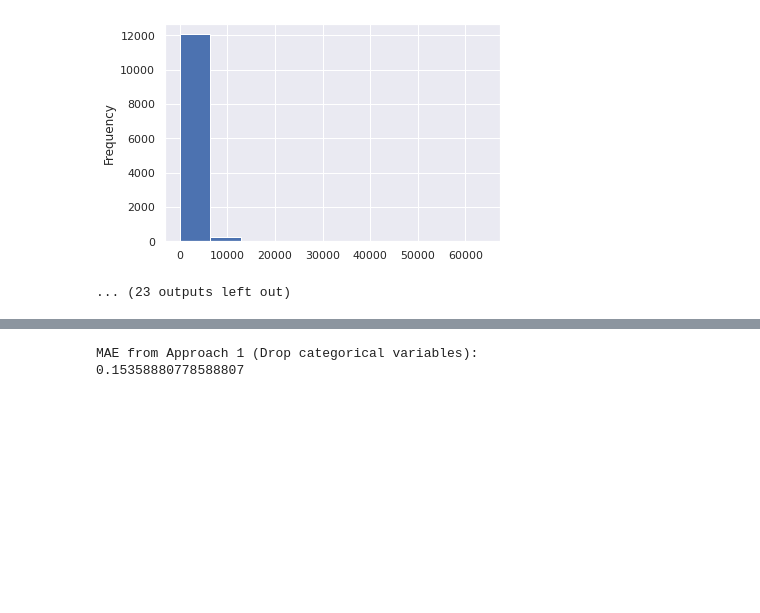
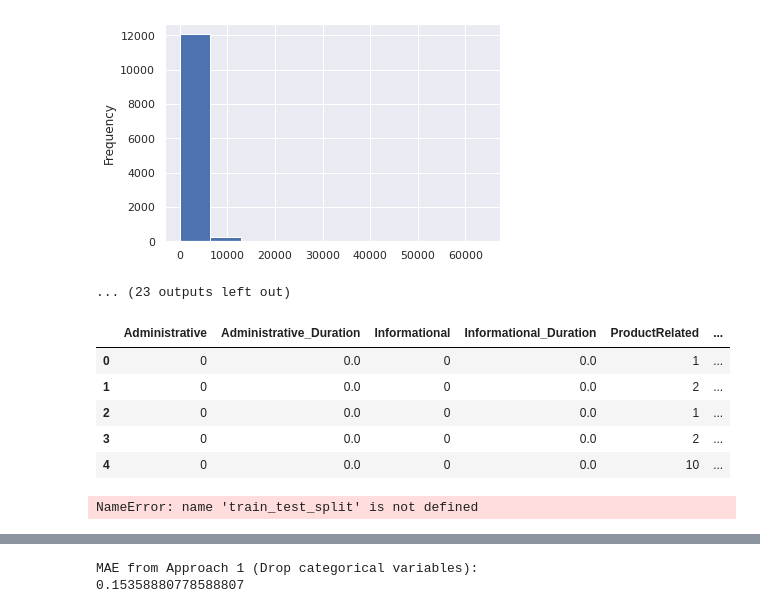
Before and after one commit to fistadev/online_shoppers_intention, a Jupyter notebook: online_shoppers.ipynb, the cells around one changed output, grey strips where cells are left out. Drawn from its saved outputs; the diff is of its cells as text; code cells hidden in the pictures; blank space fills up the shorter version.

```diff
--- a/online_shoppers.ipynb
+++ b/online_shoppers.ipynb
@@ -128,3 +97,32 @@ ProductRelated
 ProductRelated_Duration
 [figure]
 ... (23 outputs left out)
+# %%
+# One Hot Encoding categorical features -> Month and VisitorType
+df = pd.get_dummies(df)
+# %%
+# Take a look at the data after One Hot Encoding was applied
+pd.options.display.max_columns = None
+df.head()
+# %% [output]
+|  | Administrative | Administrative_Duration | Informational | Informational_Duration | ProductRelated | ... |
+| 0 | 0 | 0.0 | 0 | 0.0 | 1 | ... |
+| 1 | 0 | 0.0 | 0 | 0.0 | 2 | ... |
+| 2 | 0 | 0.0 | 0 | 0.0 | 1 | ... |
+| 3 | 0 | 0.0 | 0 | 0.0 | 2 | ... |
+| 4 | 0 | 0.0 | 0 | 0.0 | 10 | ... |
+# %%
+# Split the data into training, testing and validation sets
+training, val = train_test_split(df, train_size=0.80, random_state=32, stratify=df['Revenue'])
+train, test = train_test_split(training, train_size=0.80, random_state=32, stratify=training['Revenue'])
+
+X_train = train.drop(columns=['Revenue'])
+y_train = train['Revenue']
+
+X_test = test.drop(columns=['Revenue'])
+y_test = test['Revenue']
+
+X_val = val.drop(columns=['Revenue'])
+y_val = val['Revenue']
+# %% [output]
+NameError: name 'train_test_split' is not defined
```
Also changed, not shown: parts of 15 cells of this notebook.
